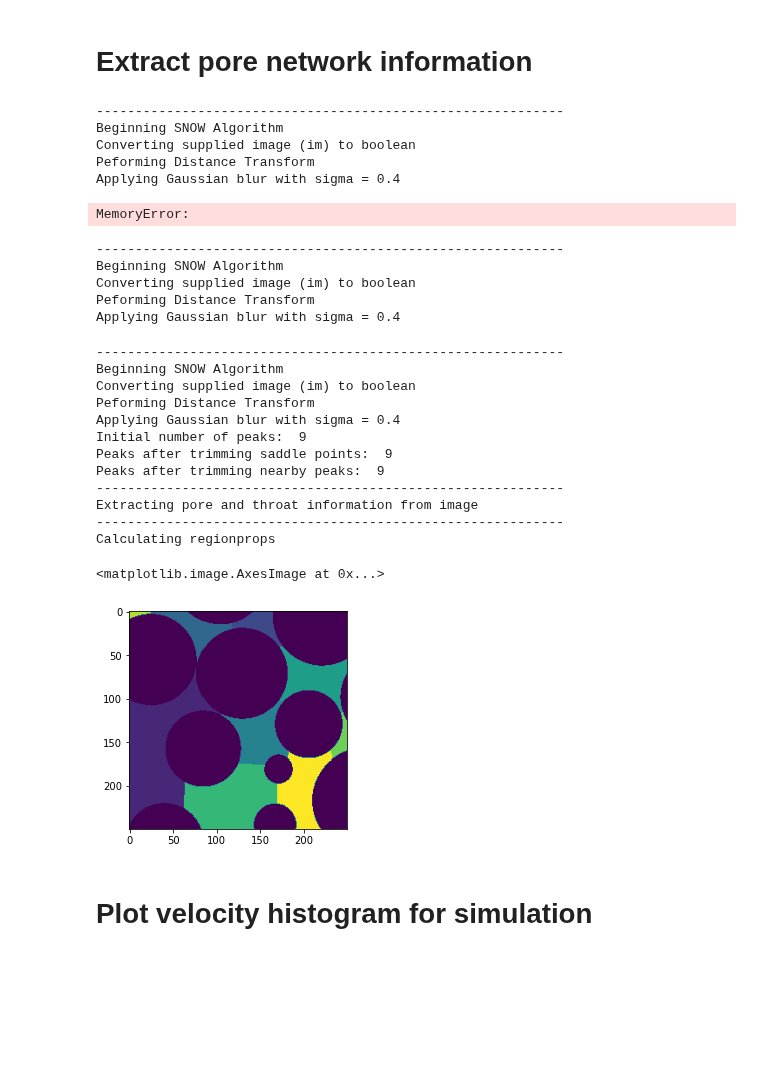
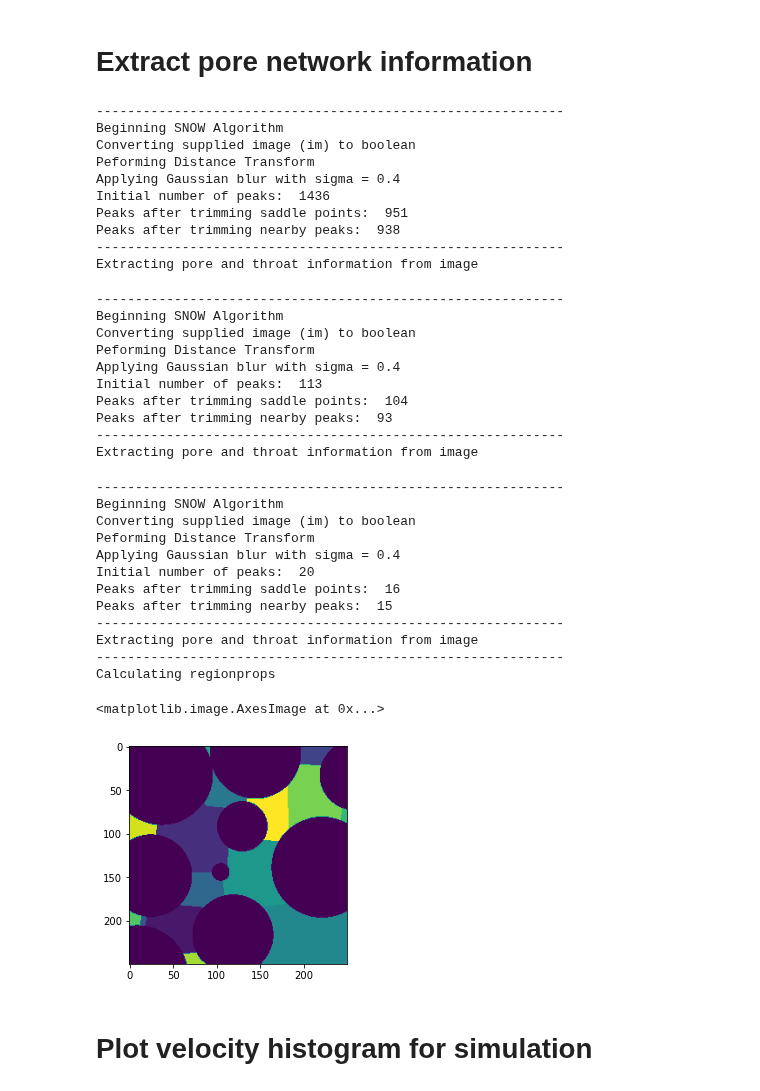
Before and after one commit to akkendrick/LABMOPS, a Jupyter notebook: exploreVelPlotting.ipynb, the cells around one changed output. Saved outputs shown, nothing was run; the diff lists cells and outputs as text; code cells hidden in the pictures; blank space fills up the shorter version.

```diff
--- a/exploreVelPlotting.ipynb
+++ b/exploreVelPlotting.ipynb
@@ -70,7 +73,7 @@ p2.imshow(secondaryImage[:,:,slice])
 # %% [markdown]
 # Extract pore network information
 # %%
-snowFiltSecondary = ps.filters.snow_partitioning(im=secondaryImage,r_max=40,sigma=0.4, return_all=True)
+snowFiltSecondary = ps.filters.snow_partitioning(im=secondaryImage,r_max=4,sigma=0.4, return_all=True)
 poreInfoSecondary = ps.networks.regions_to_network(snowFiltSecondary.regions, dt=snowFiltSecondary.dt)
 # %% [output]
 ------------------------------------------------------------
@@ -78,9 +81,13 @@ Beginning SNOW Algorithm
 Converting supplied image (im) to boolean
 Peforming Distance Transform
 Applying Gaussian blur with sigma = 0.4
+Initial number of peaks:  1436
+Peaks after trimming saddle points:  951
+Peaks after trimming nearby peaks:  938
+------------------------------------------------------------
+Extracting pore and throat information from image
-MemoryError:
 # %%
-snowFiltPrimary = ps.filters.snow_partitioning(im=primaryImage,r_max=20,sigma=0.4, return_all=True)
+snowFiltPrimary = ps.filters.snow_partitioning(im=primaryImage,r_max=4,sigma=0.4, return_all=True)
 poreInfoPrimary = ps.networks.regions_to_network(snowFiltPrimary.regions, dt=snowFiltPrimary.dt)
 # %% [output]
 ------------------------------------------------------------
@@ -88,32 +95,37 @@ Beginning SNOW Algorithm
 Converting supplied image (im) to boolean
 Peforming Distance Transform
 Applying Gaussian blur with sigma = 0.4
+Initial number of peaks:  113
+Peaks after trimming saddle points:  104
+Peaks after trimming nearby peaks:  93
+------------------------------------------------------------
+Extracting pore and throat information from image
 # %%
-slice = 120
+slice = 19
 
 imSub = primaryImage[:,:,slice]
-snowFiltSub = ps.filters.snow_partitioning(im=imSub,r_max=40,sigma=0.4, return_all=True)
+snowFiltSub = ps.filters.snow_partitioning(im=imSub,r_max=5,sigma=0.4, return_all=True)
 poreInfoSub = ps.networks.regions_to_network(snowFiltSub.regions, dt=snowFiltSub.dt)
 test = ps.metrics.regionprops_3D(snowFiltSub.regions)
 regionTest = snowFiltSub.regions
 subsubTest = regionTest[regionTest == 8]
 
 plt.imshow(regionTest)
 # %% [output]
 ------------------------------------------------------------
 Beginning SNOW Algorithm
 Converting supplied image (im) to boolean
 Peforming Distance Transform
 Applying Gaussian blur with sigma = 0.4
-Initial number of peaks:  9
-Peaks after trimming saddle points:  9
-Peaks after trimming nearby peaks:  9
+Initial number of peaks:  20
+Peaks after trimming saddle points:  16
+Peaks after trimming nearby peaks:  15
 ------------------------------------------------------------
 Extracting pore and throat information from image
 ------------------------------------------------------------
 Calculating regionprops
 <matplotlib.image.AxesImage at 0x...>
-[figure, old version]
+[figure, new version]
 # %% [markdown]
 # Plot velocity histogram for simulation
 # %%
```
Also changed, not shown: parts of 4 cells of this notebook.
